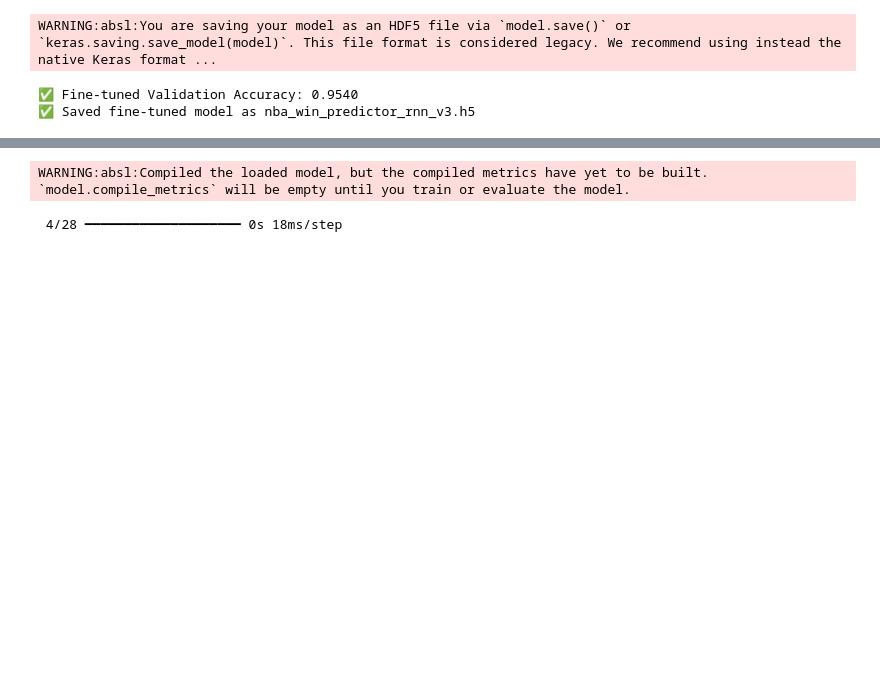
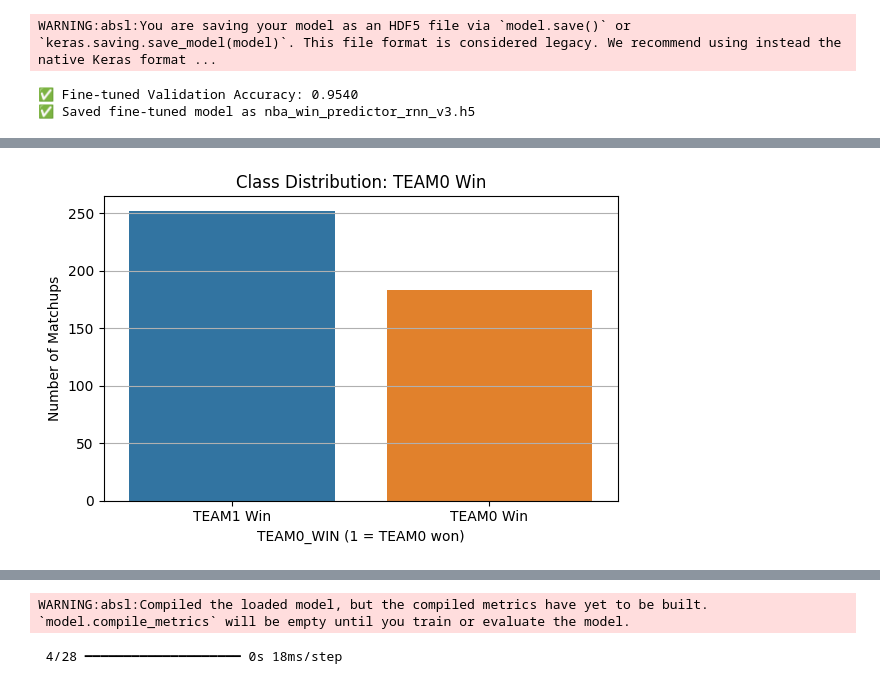
Before and after one commit to BihanDasgupta/ShotMint, a Jupyter notebook: MintShooter_RNN_Model.ipynb, the cells around one changed output, grey strips where cells are left out. Saved outputs shown, nothing was run; the diff lists cells and outputs as text; code cells hidden in the pictures; blank space fills up the shorter version.

```diff
--- a/MintShooter_RNN_Model.ipynb
+++ b/MintShooter_RNN_Model.ipynb
@@ -1120,0 +1214,15 @@ WARNING:absl:You are saving your model as an HDF5 file via `model.save()` or `ke
+# %%
+# =========================
+# 1. Class Balance
+# =========================
+plt.figure(figsize=(6, 4))
+sns.countplot(x='TEAM0_WIN', data=df)
+plt.title("Class Distribution: TEAM0 Win")
+plt.xlabel("TEAM0_WIN (1 = TEAM0 won)")
+plt.ylabel("Number of Matchups")
+plt.xticks([0, 1], ["TEAM1 Win", "TEAM0 Win"])
+plt.grid(axis='y')
+plt.tight_layout()
+plt.show()
+# %% [output]
+[figure, added]
```
Also changed, not shown: parts of 17 cells of this notebook.
